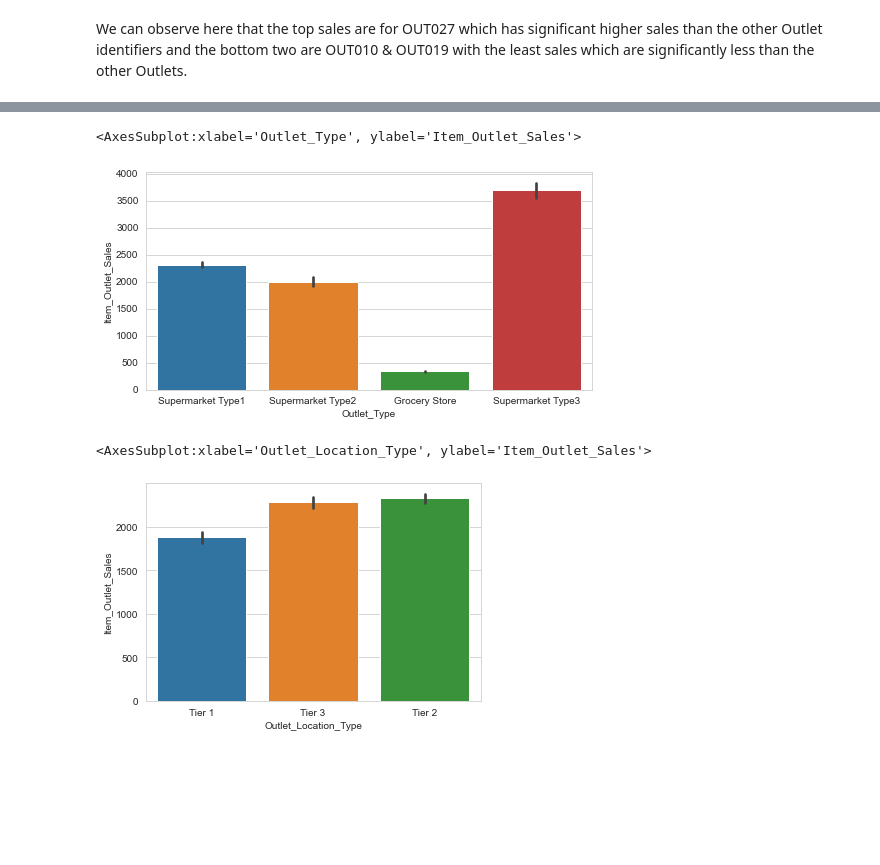
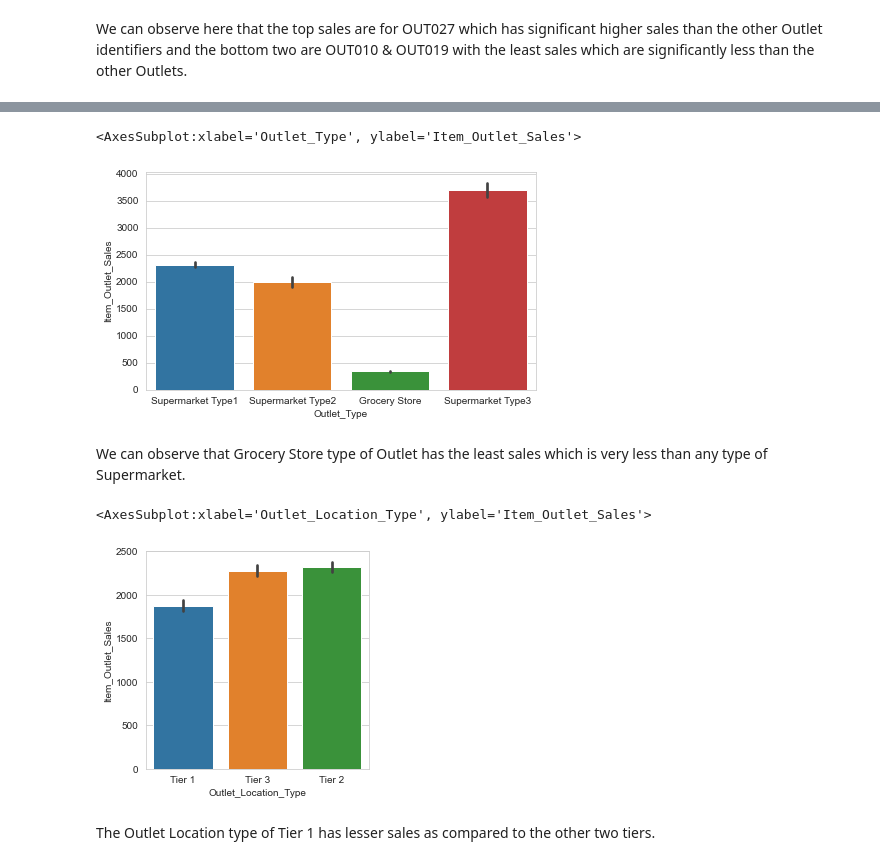
Before and after one commit to ayg15/bigmart-sales, a Jupyter notebook: Big Mart Sales Prediction.ipynb, the cells around one changed output, grey strips where cells are left out. Saved outputs shown, nothing was run; the diff lists cells and outputs as text; code cells hidden in the pictures; blank space fills up the shorter version.

```diff
--- a/Big Mart Sales Prediction.ipynb
+++ b/Big Mart Sales Prediction.ipynb
@@ -250,15 +254,19 @@ sns.barplot(x='Outlet_Size', y='Item_Outlet_Sales', data=sales_df)
 # %%
-plt.figure(figsize=(8,4))
+plt.figure(figsize=(7,4))
 sns.set_style('whitegrid')
 sns.barplot(x='Outlet_Type', y='Item_Outlet_Sales', data=sales_df)
 # %% [output]
 <AxesSubplot:xlabel='Outlet_Type', ylabel='Item_Outlet_Sales'>
-[figure, old version]
+[figure, new version]
+# %% [markdown]
+We can observe that Grocery Store type of Outlet has the least sales which is very less than any type of Supermarket.
 # %%
-plt.figure(figsize=(6,4))
+plt.figure(figsize=(4,4))
 sns.set_style('whitegrid')
 sns.barplot(x='Outlet_Location_Type', y='Item_Outlet_Sales', data=sales_df)
 # %% [output]
 <AxesSubplot:xlabel='Outlet_Location_Type', ylabel='Item_Outlet_Sales'>
-[figure, old version]
+[figure, new version]
+# %% [markdown]
+The Outlet Location type of Tier 1 has lesser sales as compared to the other two tiers.
 # %%
```
Also changed, not shown: parts of 16 cells of this notebook.
